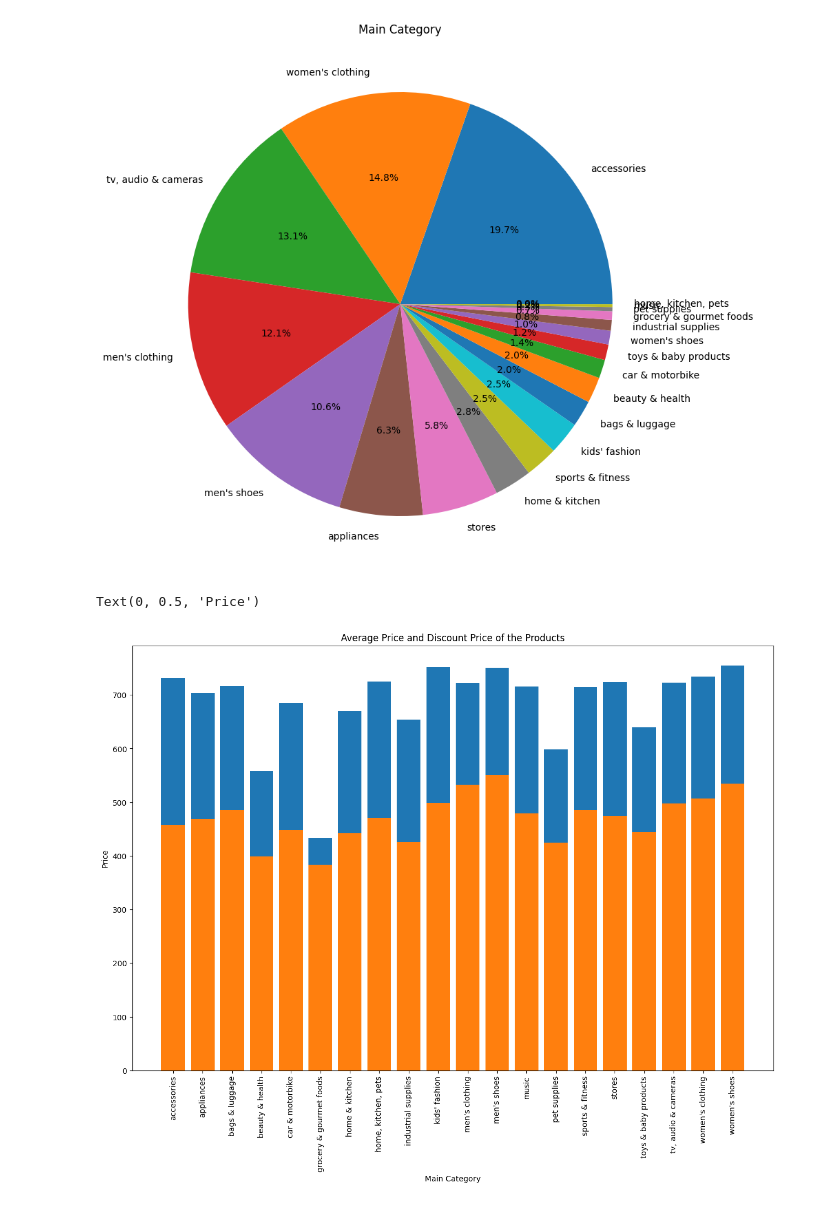
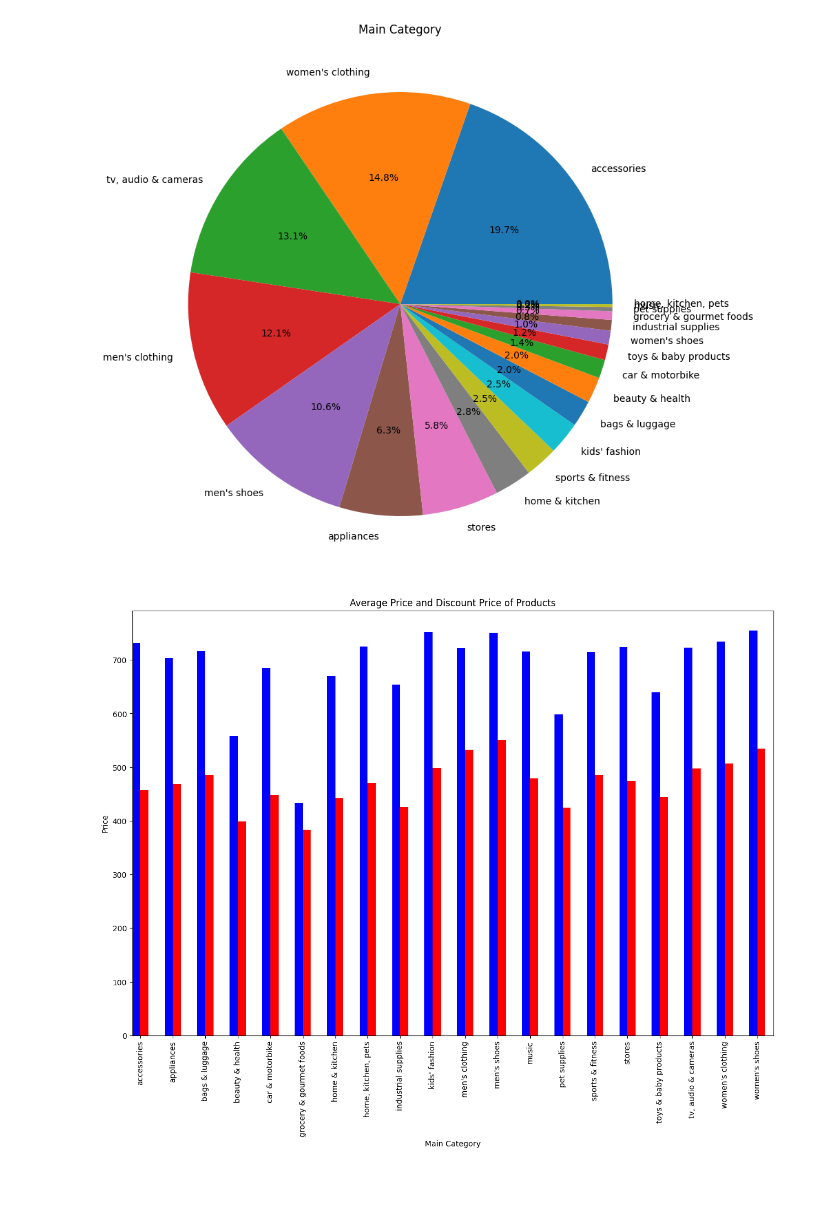
Before and after one commit to Harsh502s/Python-Assignments, a Jupyter notebook: Notebooks/Python Assignment 6 Data Viz.ipynb, the cells around one changed output. Drawn from its saved outputs; the diff is of its cells as text; code cells hidden in the pictures.

```diff
--- a/Notebooks/Python Assignment 6 Data Viz.ipynb
+++ b/Notebooks/Python Assignment 6 Data Viz.ipynb
@@ -161,18 +150,16 @@ plt.show()
 # %%
 # Creating a stacked bar chart for the average price and discount price of the products
 
 groupby_1 = df.groupby(["main_category"])['actual_price'].mean()
 groupby_2 = df.groupby(["main_category"])['discount_price'].mean()
 
 
-
-plt.figure(figsize=(15, 10))
-plt.bar(groupby_1.index, groupby_1.values, label="Actual Price")
-plt.bar(groupby_2.index, groupby_2.values, label="Discount Price")
-plt.title("Average Price and Discount Price of the Products")
+fig , ax = plt.subplots(figsize=(15, 10))
+groupby_1.plot(kind='bar', color='blue', ax=ax, width=0.25, position=1)
+groupby_2.plot(kind='bar', color='red', ax=ax, width=0.25, position=0)
+plt.title("Average Price and Discount Price of Products")
 plt.xlabel("Main Category")
-plt.tick_params(axis="x", rotation=90)
 plt.ylabel("Price")
+plt.show()
 # %% [output]
-Text(0, 0.5, 'Price')
-[figure, old version]
+[figure, new version]
```
Also changed, not shown: parts of 3 cells of this notebook, 1 other file.
